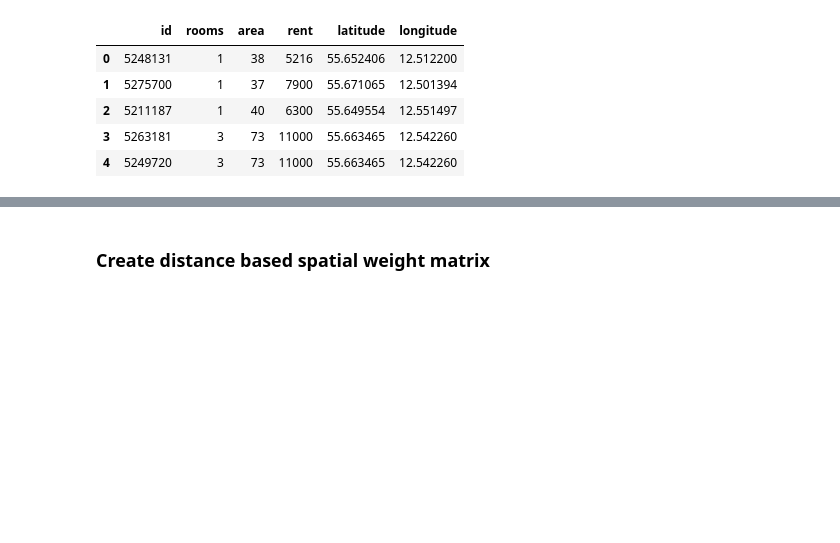
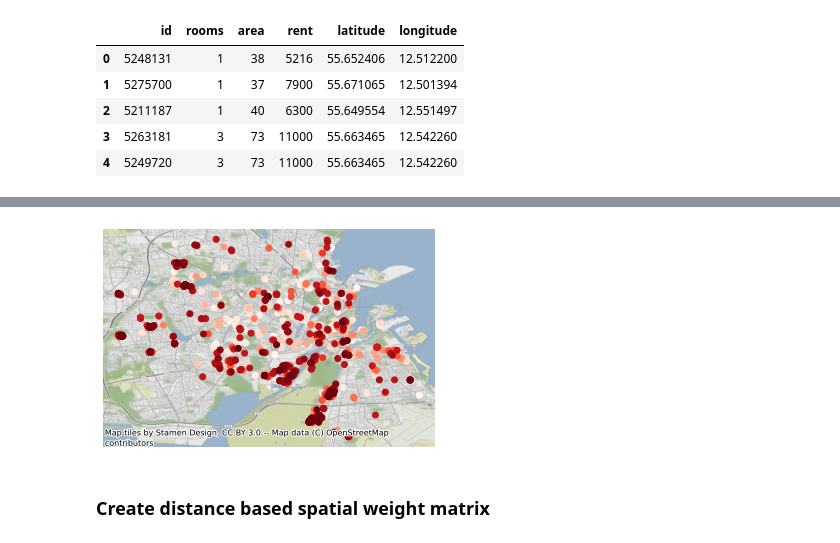
Before and after one commit to szymongalecki/Geospatial_Data_Science, a Jupyter notebook: spatial_weights.ipynb, the cells around one changed output, grey strips where cells are left out. Saved outputs shown, nothing was run; the diff lists cells and outputs as text; code cells hidden in the pictures; blank space fills up the shorter version.

```diff
--- a/spatial_weights.ipynb
+++ b/spatial_weights.ipynb
@@ -36,2 +46,11 @@ gdf.head()
+# %%
+# Visualise
+ax = gdf.plot(c=gdf["rent"], cmap='Reds', legend=True)
+ax.set_axis_off()
+cx.add_basemap(ax, crs=gdf.crs)
+cmap = plt.cm.get_cmap('cool')
+cmap.set_under('red')
+# %% [output]
+[figure, added]
 # %% [markdown]
 ### Create distance based spatial weight matrix
```
Also changed, not shown: parts of 3 cells of this notebook.
